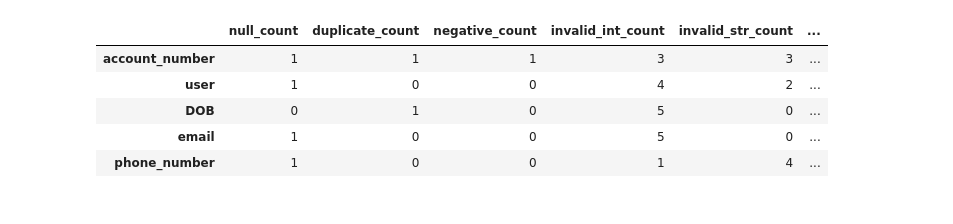
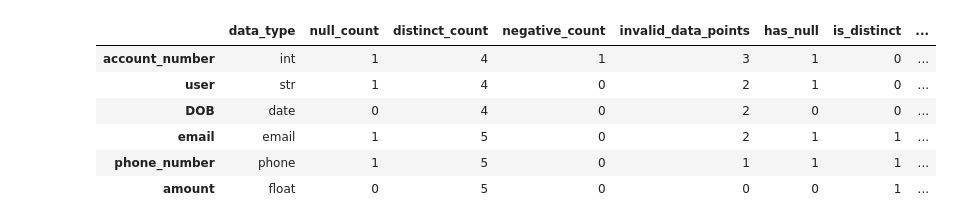
Before and after one commit to Ngawang-Gurung/eXtensoData, a Jupyter notebook: Python Tasks/Data Integrity/notebooks/data_integrity_summary.ipynb, the cells around one changed output. Saved outputs shown, nothing was run; the diff lists cells and outputs as text; code cells hidden in the pictures.

Commit message:
modified data_integrity and sql files

```diff
--- a/Python Tasks/Data Integrity/notebooks/data_integrity_summary.ipynb
+++ b/Python Tasks/Data Integrity/notebooks/data_integrity_summary.ipynb
@@ -119,6 +140,5 @@ summary_df
 # %%
 import pandas as pd
-import numpy as np
 import re
 
 class DataIntegritySummary:
@@ -127,35 +147,43 @@ class DataIntegritySummary:
         self.df = df.copy()
         self.replace_disguised_missing()
 
-    def integrity_check(self, column):
+    def integrity_check(self, column, expected_type):
         null_count = self.df[column].isna().sum() + self.df[column].apply(lambda x: 1 if x == 'missing' else 0).sum()
-        duplicate_count = self.df.duplicated(subset=[column]).sum()
-        negative_count = self.df[column].apply(lambda x: 1 if isinstance(x, (int, float)) and x < 0 else 0).sum()
-        invalid_int_count = self.df[column].apply(lambda x: not isinstance(x, int)).sum()
-        invalid_str_count = self.df[column].apply(lambda x: not isinstance(x, str)).sum()
-        invalid_float_count = self.df[column].apply(lambda x: not isinstance(x, float)).sum()
-        invalid_date_count = pd.to_datetime(self.df[column], format='%Y-%m-%d', errors='coerce').isna().sum()
-        email_count = self.df[column].apply(lambda x: self.valid_email(x) if isinstance(x, str) else False).sum()
-        phone_count = self.df[column].apply(lambda x: self.valid_phone(x) if isinstance(x, int) else False).sum()
+        distinct_count = self.df[column].nunique()
+        negative_count = self.df[column].apply(lambda x: isinstance(x, (int, float)) and x < 0).sum()
+        invalid_int_count = self.df[column].apply(lambda x: not isinstance(x, int)).sum() if expected_type == 'int' else 0
+        invalid_str_count = self.df[column].apply(lambda x: not isinstance(x, str)).sum() if expected_type == 'str' else 0
+        invalid_float_count = self.df[column].apply(lambda x: not isinstance(x, float)).sum() if expected_type == 'float' else 0
+        invalid_date_count = pd.to_datetime(self.df[column], format='%Y-%m-%d', errors='coerce').isna().sum() if expected_type == 'date' else 0
+        invalid_email_count = self.df[column].apply(lambda x: not self.valid_email(x) if isinstance(x, str) else True).sum() if expected_type == 'email' else 0
+        invalid_phone_count = self.df[column].apply(lambda x: not self.valid_phone(x) if isinstance(x, int) else True).sum() if expected_type == 'phone' else 0
+
+        invalid_counts = {
+            'int': invalid_int_count,
+            'str': invalid_str_count,
+            'float': invalid_float_count,
+            'date': invalid_date_count,
+            'email': invalid_email_count,
+            'phone': invalid_phone_count
+        }
+
+        invalid_data_points = invalid_counts.get(expected_type, 0)
 
         results = {
+            'data_type': expected_type,    # self.df.dtypes[column]
             'null_count': null_count,
-            'duplicate_count': duplicate_count,
+            'distinct_count': distinct_count,
             'negative_count': negative_count,
-            'invalid_int_count': invalid_int_count,
-            'invalid_str_count': invalid_str_count,
-            'invalid_float_count': invalid_float_count,
-            'invalid_date_count': invalid_date_count,
-            'email_count': email_count,
-            'phone_count': phone_count,
+            'invalid_data_points': invalid_data_points,
             'has_null': 1 if null_count else 0,
-            'has_duplicate': 1 if duplicate_count else 0,
-            'is_int': 1 if invalid_int_count == 0 else 0,
-            'is_str': 1 if invalid_str_count == 0 else 0,
-            'is_float': 1 if invalid_float_count == 0 else 0,
-            'is_date': 1 if invalid_date_count == 0 else 0,
-            'is_email': 1 if email_count == self.df.shape[0] else 0,
-            'is_phone': 1 if phone_count == self.df.shape[0] else 0
+            'is_distinct': 1 if distinct_count == self.df.shape[0] else 0,
+            'is_int': 1 if not invalid_int_count and expected_type == 'int' else 0,
+            'is_str': 1 if not invalid_str_count and expected_type == 'str'else 0,
+            'is_float': 1 if not invalid_float_count and expected_type == 'float'else 0,
+            'is_date': 1 if not invalid_date_count and expected_type == 'date'else 0,
+            'is_email': 1 if not invalid_email_count and expected_type == 'email'else 0,
+            'is_phone': 1 if not invalid_phone_count  and expected_type == 'phone'else 0
+
         }
         return pd.DataFrame(results, index=[column])
 
@@ -175,10 +203,23 @@ df = pd.DataFrame( {
     'user': ['Alice', 2, 'Charlie', np.nan, 'Ethan'],
     'DOB': ['2020-01-01', '2021-12-31', 'June 5, 2024', '2021-12-31', '!'],
     'email': ['alice@mail.com', '', 'charlie@mail.com', 'david@example.com', 'notamaile@com'],
-    'phone_number': [101212121, '', 12121122, 7777777, 712232132]
+    'phone_number': [101212121, '', 12121122, 7777777, 712232132],
+    'amount': [100.00, 750.01, 121.00, 145.00, 180.00]
 })
 
+expected_types = {
+    'account_number': 'int',
+    'user': 'str',
+    'DOB': 'date',
+    'email': 'email',
+    'phone_number': 'phone',
+    'amount': 'float'
+}
+
+print(f"The shape of df is {df.shape}")
+print(f"The number of duplicated rows is {df.duplicated().sum()}")
+
 integrity_checker = DataIntegritySummary(df)
-summary_df = pd.concat([integrity_checker.integrity_check(column) for column in df.columns])
+summary_df = pd.concat([integrity_checker.integrity_check(column, expected_types[column]) for column in df.columns])
 summary_df
 # %% [output]
@@ -185,6 +228,7 @@ summary_df
-|  | null_count | duplicate_count | negative_count | invalid_int_count | invalid_str_count | ... |
-| account_number | 1 | 1 | 1 | 3 | 3 | ... |
-| user | 1 | 0 | 0 | 4 | 2 | ... |
-| DOB | 0 | 1 | 0 | 5 | 0 | ... |
-| email | 1 | 0 | 0 | 5 | 0 | ... |
-| phone_number | 1 | 0 | 0 | 1 | 4 | ... |
+|  | data_type | null_count | distinct_count | negative_count | invalid_data_points | has_null | is_distinct | ... |
+| account_number | int | 1 | 4 | 1 | 3 | 1 | 0 | ... |
+| user | str | 1 | 4 | 0 | 2 | 1 | 0 | ... |
+| DOB | date | 0 | 4 | 0 | 2 | 0 | 0 | ... |
+| email | email | 1 | 5 | 0 | 2 | 1 | 1 | ... |
+| phone_number | phone | 1 | 5 | 0 | 1 | 1 | 1 | ... |
+| amount | float | 0 | 5 | 0 | 0 | 0 | 1 | ... |
```
Also changed, not shown: parts of 10 cells of this notebook, 7 other files.
